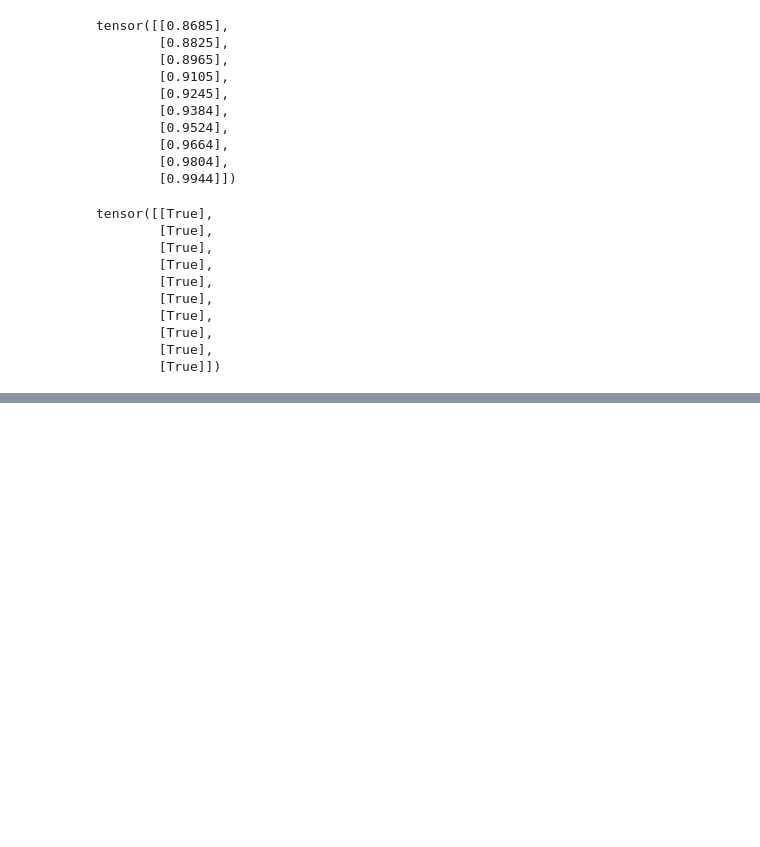
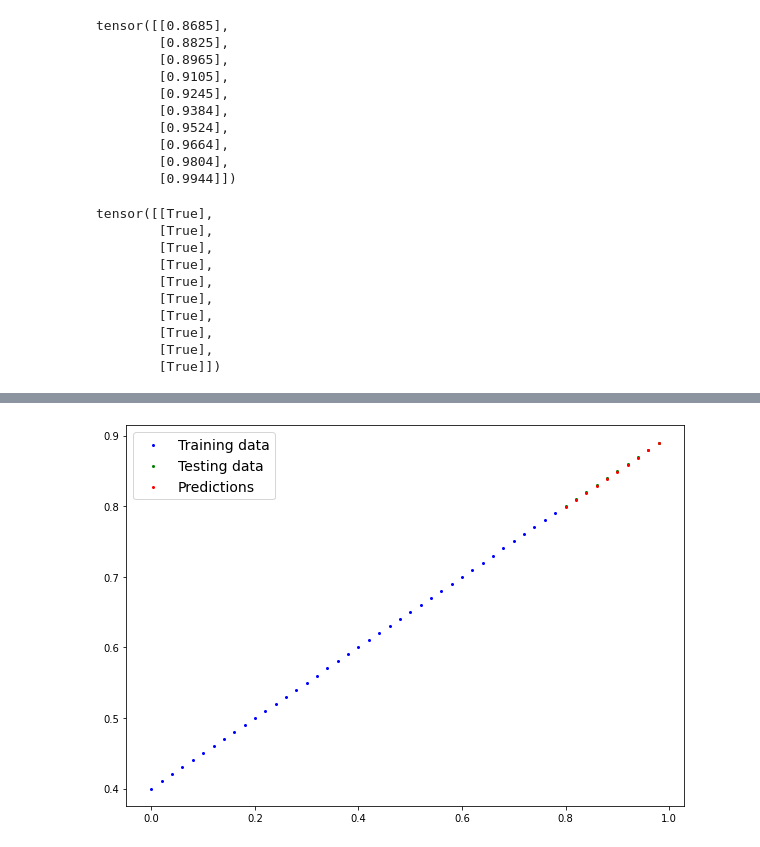
Before and after one commit to greeshmaunni1990/PyTorch-For-ML-DL, a Jupyter notebook: 01_pytorch_workflow_video.ipynb, the cells around one changed output, grey strips where cells are left out. Drawn from its saved outputs; the diff is of its cells as text; code cells hidden in the pictures; blank space fills up the shorter version.

```diff
--- a/01_pytorch_workflow_video.ipynb
+++ b/01_pytorch_workflow_video.ipynb
@@ -533,0 +547,4 @@ tensor([[True],
+# %%
+# set device agnostic code
+device = "cuda" if torch.cuda.is_available() else "cpu"
+print(f"The device we are using is {device}")
@@ -533,0 +619,20 @@ tensor([[True],
+# %%
+# create linear model using nn.Model
+class LinearRegressionModelV2(nn.Module):
+  def __init__(self):
+    super().__init__()
+    # use nn.Linear() for creating model parms aka linear transform, probing layer,
+    # fully connected layer, dense layer
+    # in_features =1 means inputting one feature
+    # out_features = 1 means outputting one feature
+    # nn.Linear will be same as y=weight*input + bias
+    self.linear_layer = nn.Linear(in_features=1, out_features=1)
+
+  # tells the model what to do in forward pass
+  def forward(self, x:torch.Tensor) -> torch.Tensor: # meaans x(input) is a tensor and it is going to return a tensor
+    # means we are passing x(which has one input layer and one output layer) to the linear layer
+    return self.linear_layer(x)
+
+# set the manual seed
+torch.manual_seed(42)
+model_1 = LinearRegressionModelV2()
@@ -533,0 +662,6 @@ tensor([[True],
+# %%
+# set up the loss function
+loss_fn = nn.L1Loss() #L1Loss is MAE
+
+# set up the optimizer
+optimizer = torch.optim.SGD(params=model_1.parameters(), lr=0.01)
@@ -533,0 +748,9 @@ tensor([[True],
+# %%
+# turn model to evaluation mode
+model_1.eval()
+
+# make predictions on test data
+with torch.inference_mode():
+  test_pred_model_1_new = model_1(X_test)
+
+test_pred_model_1_new
@@ -533,0 +768,4 @@ tensor([[True],
+# %%
+plot_predictions(predictions=test_pred_model_1_new.cpu())
+# %% [output]
+[figure, added]
```
Also changed, not shown: parts of 26 cells of this notebook.
